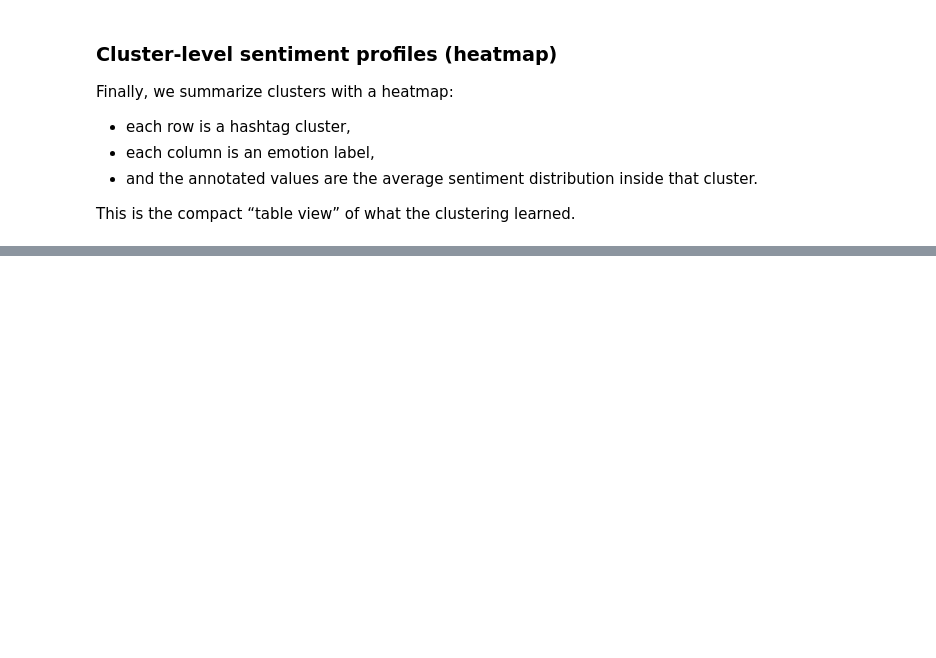
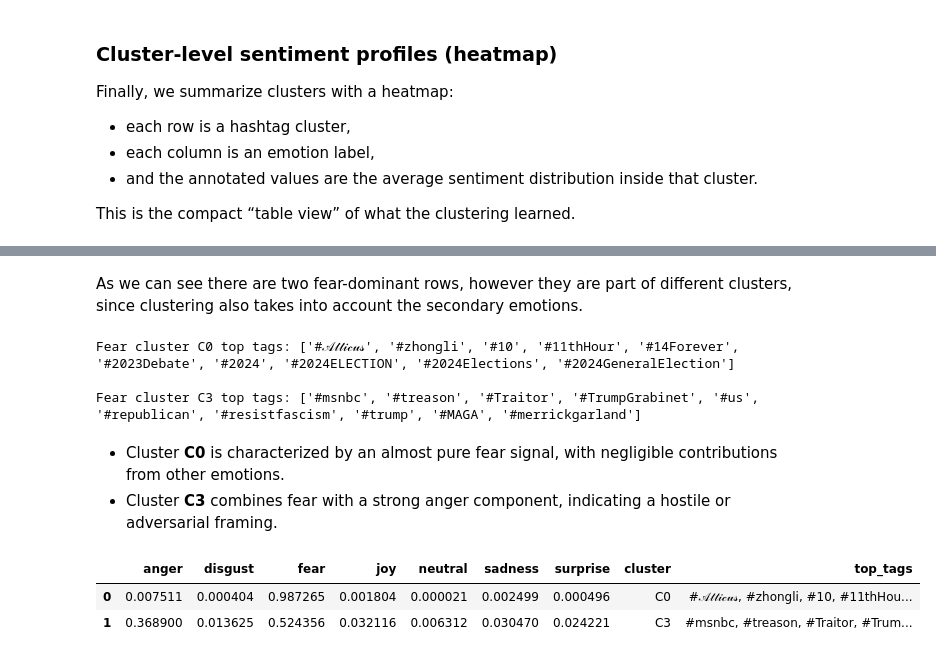
Before and after one commit to awroble/NLP_2025W, a Jupyter notebook: projects/PoCs/BlueSky_Grigorieva_Muradyan_Kurcjusz_Mnatsakanyan/code/eda/Labels_POLITISKY24.ipynb, the cells around one changed output, grey strips where cells are left out. Cells and saved outputs as stored; diff of their text form; code cells hidden in the pictures; blank space fills up the shorter version.

```diff
--- a/projects/PoCs/BlueSky_Grigorieva_Muradyan_Kurcjusz_Mnatsakanyan/code/eda/Labels_POLITISKY24.ipynb
+++ b/projects/PoCs/BlueSky_Grigorieva_Muradyan_Kurcjusz_Mnatsakanyan/code/eda/Labels_POLITISKY24.ipynb
@@ -379,0 +382,48 @@ plt.show()
+# %% [markdown]
+As we can see there are two fear-dominant rows, however they are part of different clusters, since clustering also takes into account the secondary emotions.
+# %%
+fear_clusters = [
+    cid for cid, s in dominant_sentiment.items()
+    if s == "fear"
+]
+
+cluster_profiles.loc[fear_clusters]
+sent_dist_norm_reset = sent_dist_norm.reset_index()
+
+for cid in fear_clusters:
+    tags = (
+        sent_dist_norm_reset[sent_dist_norm_reset["cluster"] == cid]
+        .sort_values(by="fear", ascending=False)
+        .head(10)["tag"]
+        .tolist()
+    )
+    print(f"\nFear cluster C{cid} top tags:", tags)
+# %% [output]
+Fear cluster C0 top tags: ['#𝒜𝓉𝓉𝒾𝒸𝓊𝓈', '#zhongli', '#10', '#11thHour', '#14Forever', '#2023Debate', '#2024', '#2024ELECTION', '#2024Elections', '#2024GeneralElection']
+
+Fear cluster C3 top tags: ['#msnbc', '#treason', '#Traitor', '#TrumpGrabinet', '#us', '#republican', '#resistfascism', '#trump', '#MAGA', '#merrickgarland']
+# %% [markdown]
+
+
+
+
+*   Cluster **C0** is characterized by an almost pure fear signal, with negligible contributions from other emotions.
+*   Cluster **C3** combines fear with a strong anger component, indicating a hostile or adversarial framing.
+# %%
+summary = []
+
+for cid in fear_clusters:
+    row = cluster_profiles.loc[cid].to_dict()
+    row["cluster"] = f"C{cid}"
+    row["top_tags"] = ", ".join(
+        sent_dist_norm_reset[sent_dist_norm_reset["cluster"] == cid]
+        .sort_values(by="fear", ascending=False)
+        .head(5)["tag"]
+    )
+    summary.append(row)
+
+pd.DataFrame(summary)
+# %% [output]
+|  | anger | disgust | fear | joy | neutral | sadness | surprise | cluster | top_tags |
+| 0 | 0.007511 | 0.000404 | 0.987265 | 0.001804 | 0.000021 | 0.002499 | 0.000496 | C0 | #𝒜𝓉𝓉𝒾𝒸𝓊𝓈, #zhongli, #10, #11thHou... |
+| 1 | 0.368900 | 0.013625 | 0.524356 | 0.032116 | 0.006312 | 0.030470 | 0.024221 | C3 | #msnbc, #treason, #Traitor, #Trum... |
```
Also changed, not shown: parts of 3 cells of this notebook.
